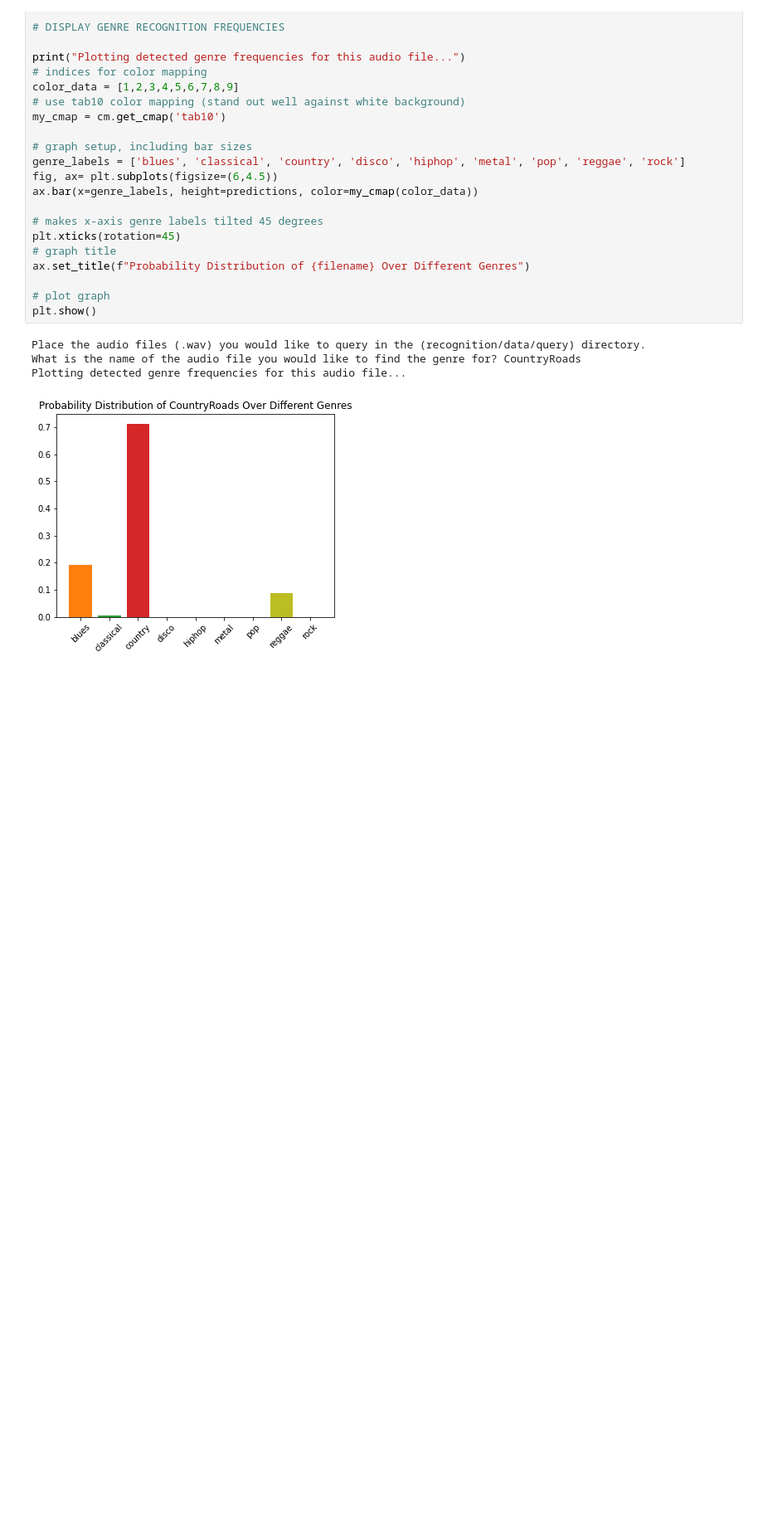
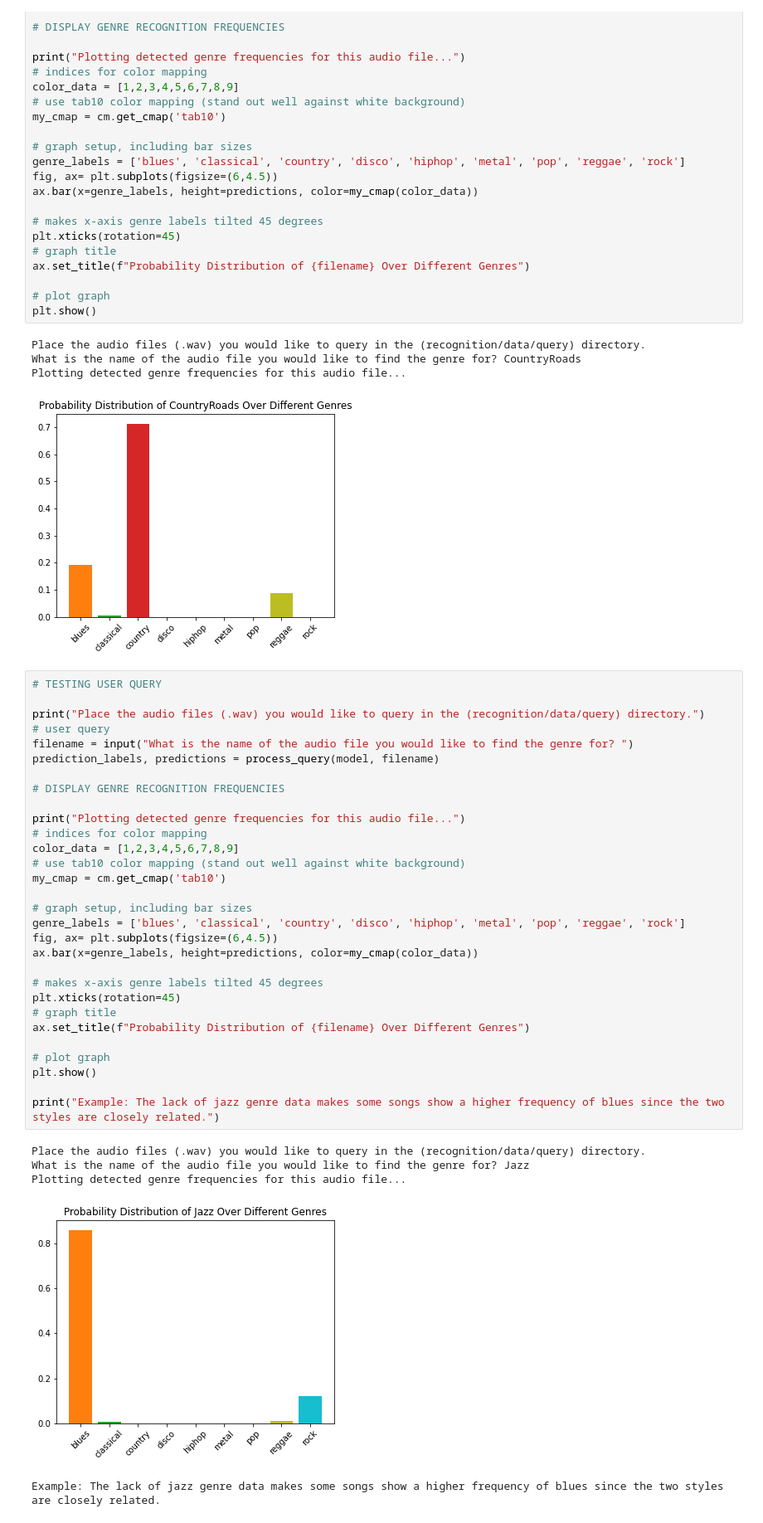
Before and after one commit to WaluigiLovers2398729/genre-recognition, a Jupyter notebook: main_test.ipynb, the cells around one changed output. Shown at 83% size. Saved outputs shown, nothing was run; the diff lists cells and outputs as text; blank space fills up the shorter version.

```diff
--- a/main_test.ipynb
+++ b/main_test.ipynb
@@ -221,3 +221,39 @@ Place the audio files (.wav) you would like to query in the (recognition/data/qu
 What is the name of the audio file you would like to find the genre for? CountryRoads
 Plotting detected genre frequencies for this audio file...
 [figure]
+# %%
+# TESTING USER QUERY
+
+print("Place the audio files (.wav) you would like to query in the (recognition/data/query) directory.")
+# user query
+filename = input("What is the name of the audio file you would like to find the genre for? ")
+prediction_labels, predictions = process_query(model, filename)
+
+# DISPLAY GENRE RECOGNITION FREQUENCIES
+
+print("Plotting detected genre frequencies for this audio file...")
+# indices for color mapping
+color_data = [1,2,3,4,5,6,7,8,9]
+# use tab10 color mapping (stand out well against white background)
+my_cmap = cm.get_cmap('tab10')
+
+# graph setup, including bar sizes
+genre_labels = ['blues', 'classical', 'country', 'disco', 'hiphop', 'metal', 'pop', 'reggae', 'rock']
+fig, ax= plt.subplots(figsize=(6,4.5))
+ax.bar(x=genre_labels, height=predictions, color=my_cmap(color_data))
+
+# makes x-axis genre labels tilted 45 degrees
+plt.xticks(rotation=45)
+# graph title
+ax.set_title(f"Probability Distribution of {filename} Over Different Genres")
+
+# plot graph
+plt.show()
+
+print("Example: The lack of jazz genre data makes some songs show a higher frequency of blues since the two styles are closely related.")
+# %% [output]
+Place the audio files (.wav) you would like to query in the (recognition/data/query) directory.
+What is the name of the audio file you would like to find the genre for? Jazz
+Plotting detected genre frequencies for this audio file...
+[figure, added]
+Example: The lack of jazz genre data makes some songs show a higher frequency of blues since the two styles are closely related.
```
Also changed, not shown: parts of 2 cells of this notebook.
